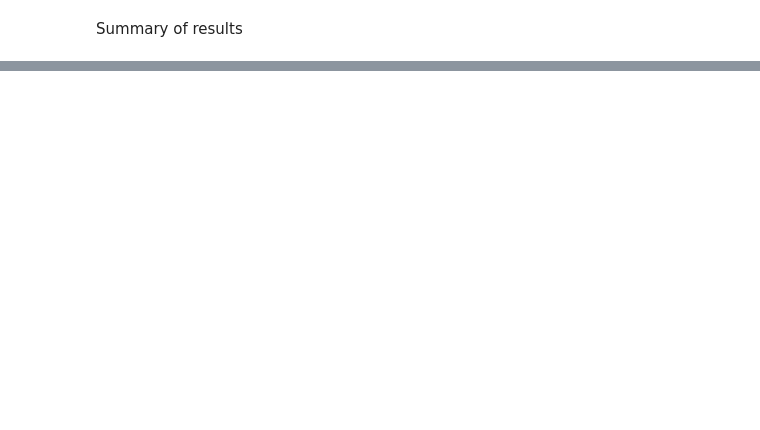
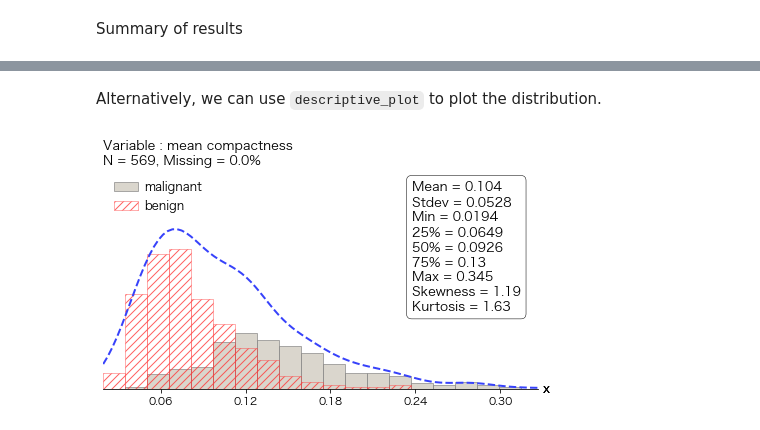
Before and after one commit to Nak007/univariate, a Jupyter notebook: Univariate_colab.ipynb, the cells around one changed output, grey strips where cells are left out. Drawn from its saved outputs; the diff is of its cells as text; code cells hidden in the pictures; blank space fills up the shorter version.

```diff
--- a/Univariate_colab.ipynb
+++ b/Univariate_colab.ipynb
@@ -262,0 +248,30 @@ ax = model.plotting(var, max_display=1)
+# %% [markdown]
+Alternatively, we can use `descriptive_plot` to plot the distribution.
+# %%
+var = np.random.choice(X.columns)
+bins = np.histogram(X[var], bins="fd")[1]
+
+kwds = {"m" : dict(hist_kwds={"facecolor": "none", "edgecolor": "none"}),
+        "0" : dict(plot_kwds={"color"    : "none"},
+                   hist_kwds={"facecolor": "#d1ccc0", "alpha" : 0.8},
+                   show_title=False, show_stats=False, whis=None),
+        "1" : dict(plot_kwds={"color"    : "none"},
+                   hist_kwds={"facecolor": "none", "hatch": "///",
+                              "alpha" : 0.8, "linewidth": 0.5,
+                              "edgecolor": "#ff3838"},
+                   show_title=False, show_stats=False, whis=None)}
+
+ax = descriptive_plot(X, var, bins, **kwds["m"])
+ymin, ymax = ax.get_ylim()
+ax = descriptive_plot(X.loc[y==0], var, bins, **{**kwds["0"],**{"ax":ax}})
+ax = descriptive_plot(X.loc[y==1], var, bins, **{**kwds["1"],**{"ax":ax}})
+patches = np.array([p for p in ax.get_children() if p.__class__.__name__
+                    == "Rectangle"])[len(bins)::len(bins)]
+ax.set_ylim(ymin, ymax/0.9)
+ax.legend(patches, load_breast_cancer().target_names, edgecolor="none",
+          facecolor="none", borderaxespad=0.5, columnspacing=0.3,
+          handletextpad=0.5, loc="upper left", prop=dict(size=12))
+
+plt.show()
+# %% [output]
+[figure, added]
```
Also changed, not shown: parts of 32 cells of this notebook, 1 other file.
